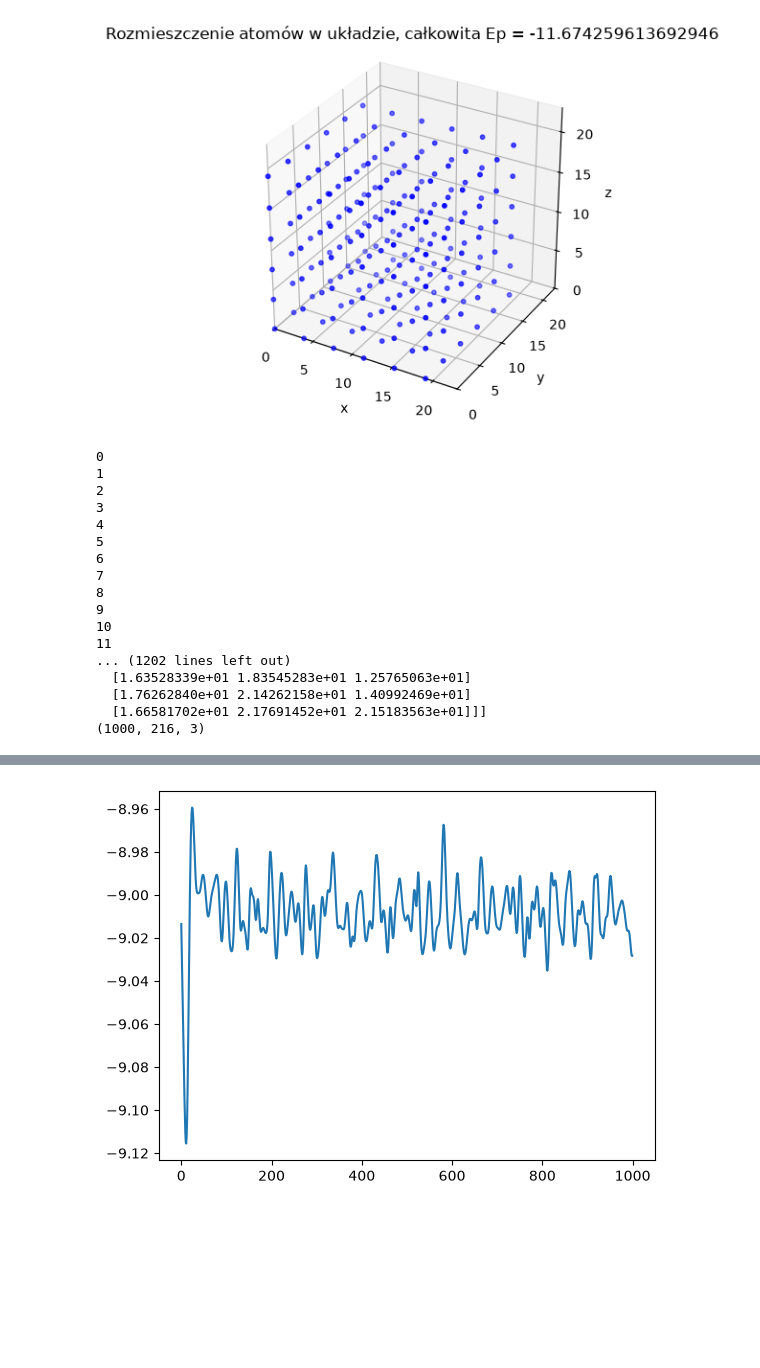
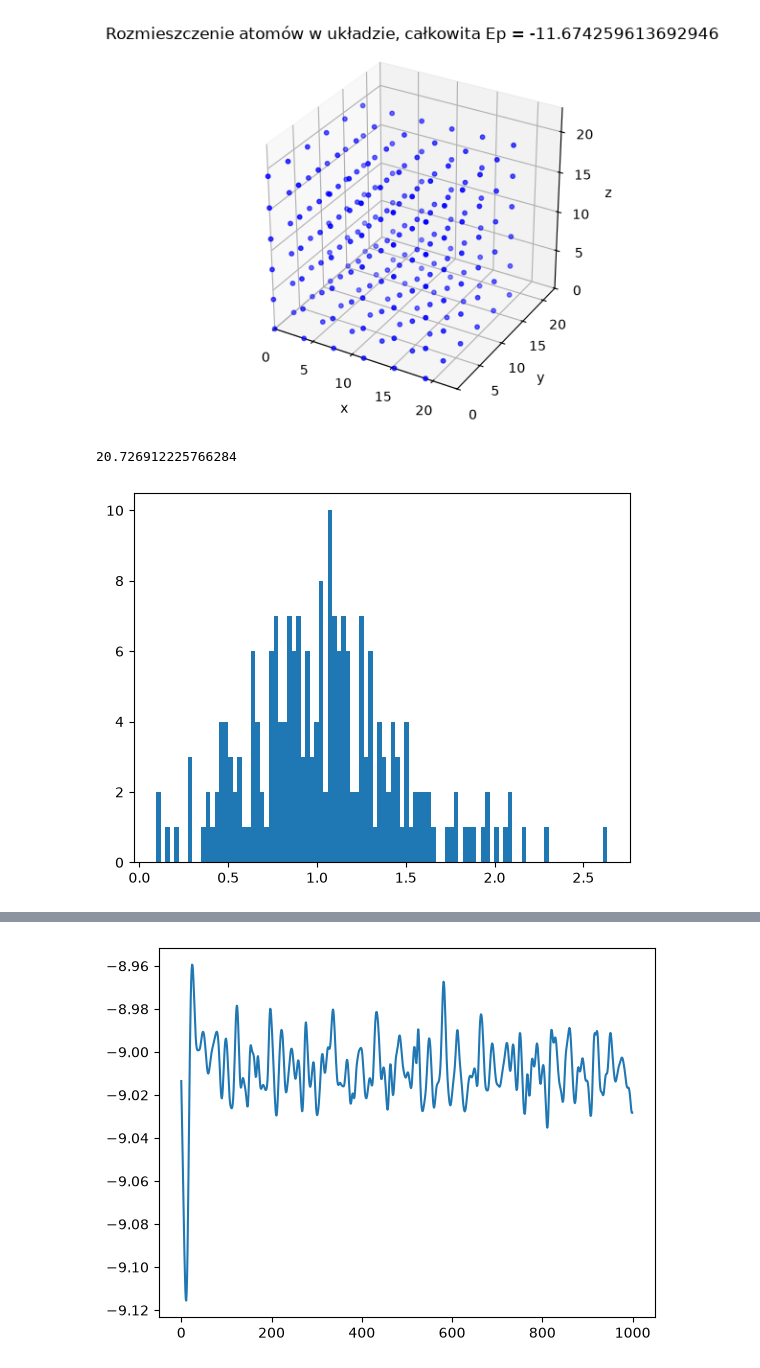
Before and after one commit to Bleblo430/podstawy_symulacji_lab, a Jupyter notebook: zaj1.ipynb, the cells around one changed output, grey strips where cells are left out. Drawn from its saved outputs; the diff is of its cells as text; code cells hidden in the pictures; blank space fills up the shorter version.

```diff
--- a/zaj1.ipynb
+++ b/zaj1.ipynb
@@ -36,10 +36,14 @@ def Velocity_Verlet(positions, Forces, momentum, tau):
             F_ij = F(positions_tau[i], positions_tau[j])
             forces_tau[i] += F_ij
             forces_tau[j] -= F_ij
+            wirtal = np.sum(positions *forces_tau)
 
     momentum_tau = momentum_half_tau + 0.5 * forces_tau * tau
 
-    return positions_tau, momentum_tau, forces_tau
+    return positions_tau, momentum_tau, forces_tau, wirtal
+
+def temperature(p):
+    return np.sum(p**2) / (3 * len(p) * m * kB)
 # %%
 N = 6 # 216 atomow
 a = 3.82 # parametr sieci kubicznej [A]
@@ -148,86 +152,48 @@ a = 3.82 # parametr sieci kubicznej [A]
 L = N*a
 
 eps = 0.0104        # glebokosc studni potencjalu [eV]  (ok. 120 K * k_B)
 R = 3.82        # polozenie minimum potencjalu [A]  (R = 2^(1/6) * sigma, sigma = 3.405 A)
 
 m = 0.0041403 # masa argonu [eV * ps**2 / A**2]
 kB = 8.617333262e-5 # stala Boltzmanna [eV/K]
-T = 100 # temperatura poczatkowa [K]
+T = 100# temperatura poczatkowa [K]
 sigma = R / 2**(1/6) # parametr potencjalu [A]
+
+stala_sprzegania = 0.1
 
 
 # liczba indexów w 3D to N**3
 
 positions = []
 
 for i in range(N):
     for j in range(N):
         for k in range(N):
             positions.append([i*a, j*a, k*a])
 
 positions = np.array(positions)
 
-S = 1000 # liczba krokow symulacji
+S = 100 # liczba krokow symulacji
 tau = 0.01 # czas kroku [ps]; laczny czas S*tau = 1 ps
 
+rng = np.random.default_rng(42)
+Ekx = np.log(1-rng.random(size=len(positions))) * - 1/2 * kB * T
+Eky = np.log(1-rng.random(size=len(positions))) * - 1/2 * kB * T
+Ekz = np.log(1-rng.random(size=len(positions))) * - 1/2 * kB * T
 
-rng = np.random.default_rng(42)
-momentum = rng.normal(0.0, np.sqrt(m * kB * T), size=(len(positions), 3))
-momentum -= momentum.mean(axis=0) # usuniecie ruchu srodka masy
-Forces = np.zeros((len(positions), 3))
-
-hamiltonians = np.zeros(S)
-
-saved_positions = np.zeros((S, len(positions), 3))
+Ek_per_atom = np.array([Ekx,Eky,Ekz])
+Ek_per_atom = Ek_per_atom.transpose(1,0)
 
 
-for i in range(len(positions)):
-        for j in range(1+i, len(positions)):
-            F_ij = F(positions[i], positions[j])
-            Forces[i] += F_ij
-            Forces[j] -= F_ij
 
-for s in range(S):
-
-    energia_potencialna_ukladu = 0
-
-    for i in range(len(positions)):
-        for j in range(1+i, len(positions)):
-            energia_potencialna_ukladu += V(positions[i], positions[j])
-
-    positions, momentum, Forces = Velocity_Verlet(positions, Forces, momentum, tau)
-
-    H = np.sum(momentum**2)/(2*m) + energia_potencialna_ukladu
-
-    hamiltonians[s] = H.copy()
-
-    saved_positions[s] = positions.copy()
-    print(s)
-
-hamiltonians = np.array(hamiltonians)
-saved_positions = np.array(saved_positions)
-
-print(hamiltonians)
-print(hamiltonians.shape)
+velocity = np.sqrt(2*Ek_per_atom/m)
+velocity = velocity - np.mean(velocity, axis=0)
+momentum = m*velocity
 
 
-print(saved_positions)
-print(saved_positions.shape)
+plt.hist(np.linalg.norm(velocity,axis=1),100 )
+
+print(temperature(momentum))
 # %% [output]
-0
-1
-2
-3
-4
-5
-6
-7
-8
-9
-10
-11
-... (1202 lines left out)
-  [1.63528339e+01 1.83545283e+01 1.25765063e+01]
-  [1.76262840e+01 2.14262158e+01 1.40992469e+01]
-  [1.66581702e+01 2.17691452e+01 2.15183563e+01]]]
-(1000, 216, 3)
+20.726912225766284
+[figure, added]
```
Also changed, not shown: parts of 2 cells of this notebook.
